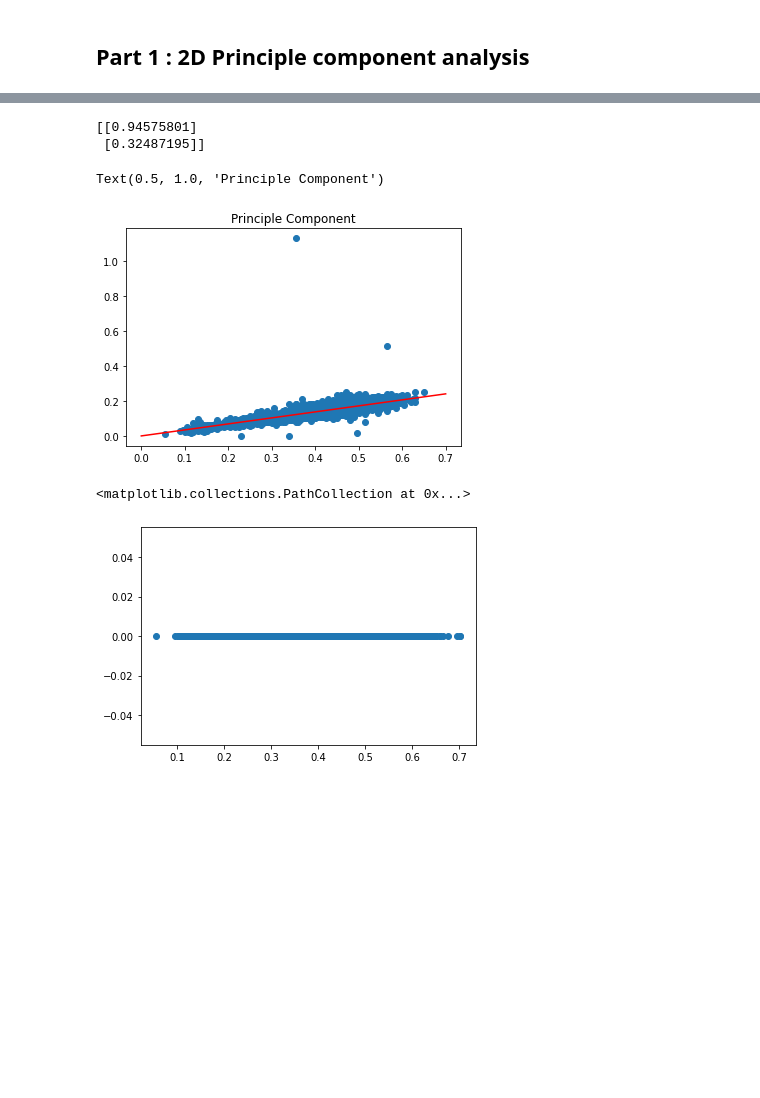
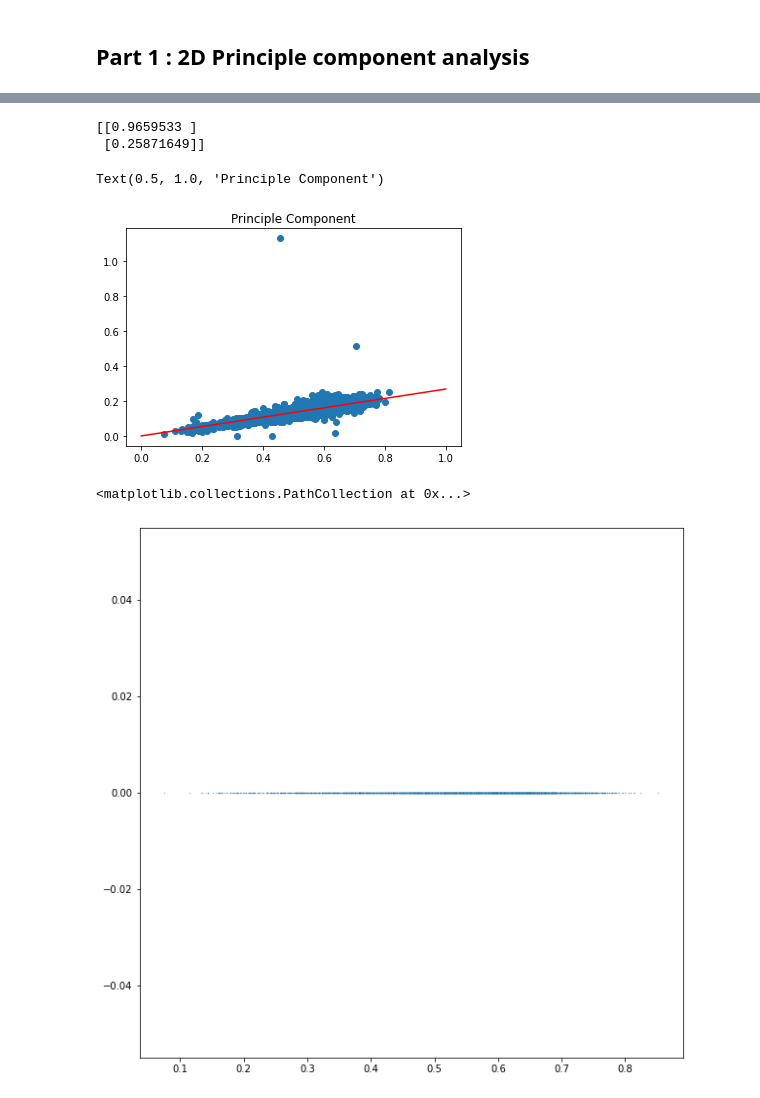
Before and after one commit to masa512/PCA, a Jupyter notebook: pca.ipynb, the cells around one changed output, grey strips where cells are left out. Drawn from its saved outputs; the diff is of its cells as text; code cells hidden in the pictures; blank space fills up the shorter version.

```diff
--- a/pca.ipynb
+++ b/pca.ipynb
@@ -175,7 +175,7 @@ df = pd.read_csv('abalone.csv')
 # %%
 # We are gonna use just the 2 components: Namely diameter and height
 
-D = df["Diameter"].tolist()
+D = df["Length"].tolist()
 H = df["Height"].tolist()
 
 # Plot the scatter plot
@@ -189,20 +189,21 @@ plt.scatter(D,H)
 z,bases = PCA(np.array([D,H]),1)
 
 # Fit the linear line defined by bases on the same plot
-axis = np.linspace(0,0.7)
+axis = np.linspace(0,1)
 print(bases)
 plt.plot(axis,bases[1]/bases[0]*axis,'r')
 plt.scatter(D,H)
 plt.title('Principle Component')
 # %% [output]
-[[0.94575801]
- [0.32487195]]
+[[0.9659533 ]
+ [0.25871649]]
 Text(0.5, 1.0, 'Principle Component')
-[figure, old version]
+[figure, new version]
 # %%
 # Let's do 1D compact representation.
 axis = np.zeros_like(z)
-plt.scatter(z,axis)
+plt.figure(figsize=(10,10))
+plt.scatter(z,axis,s=0.05)
 # %% [output]
 <matplotlib.collections.PathCollection at 0x...>
-[figure, old version]
+[figure, new version]
```
Also changed, not shown: parts of 1 cell of this notebook.
